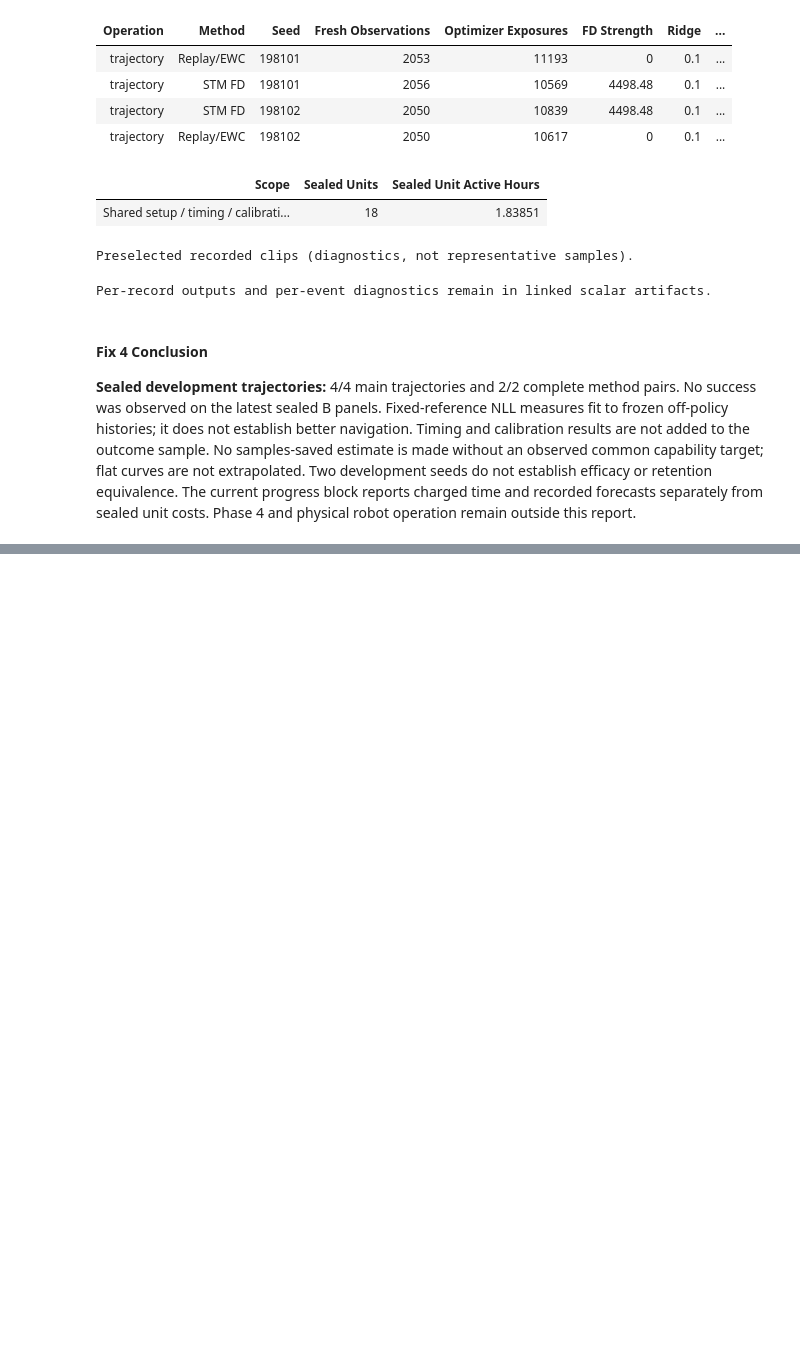
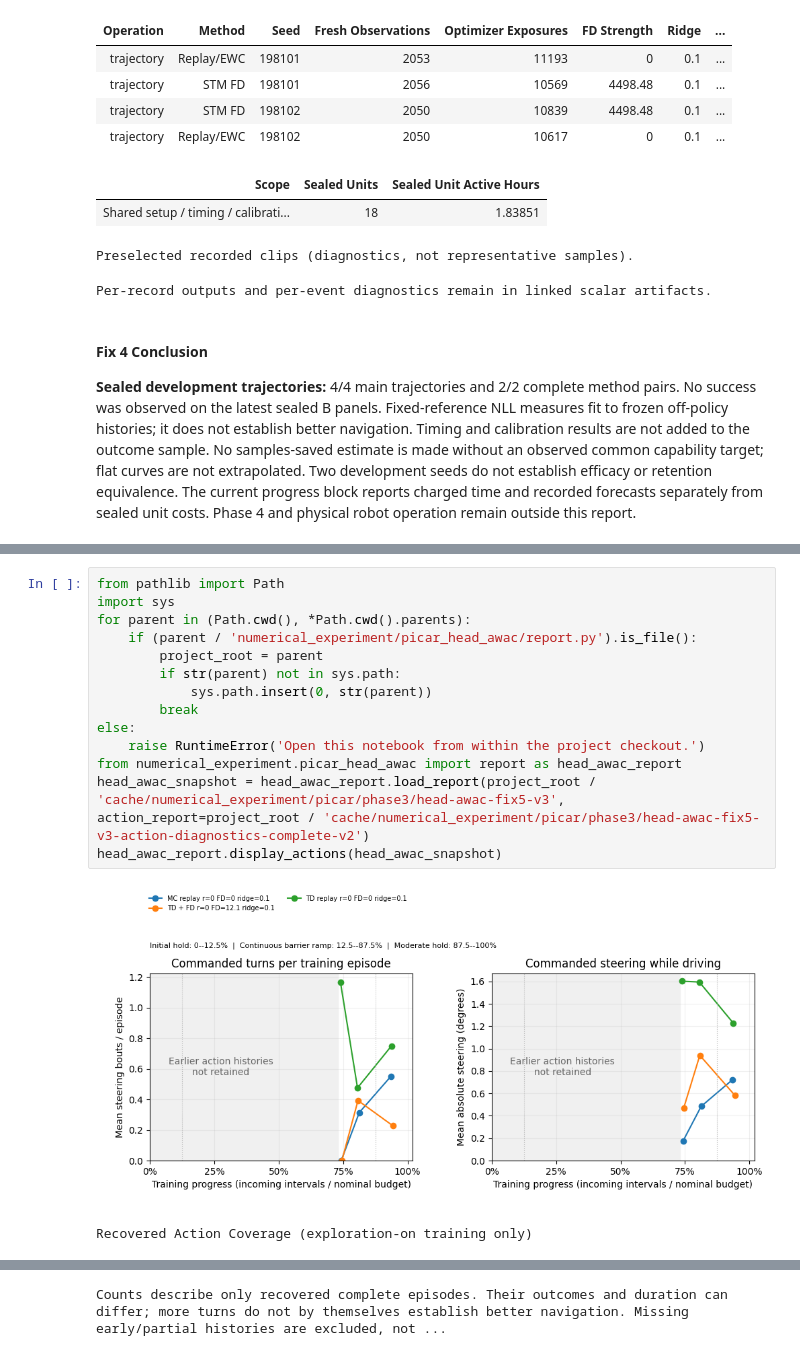
Before and after one commit to wdurno/notebooks, a Jupyter notebook: amari-chenstov-updates/numerical_experiment/picar/plan19_results.ipynb, the cells around one changed output, grey strips where cells are left out. Drawn from its saved outputs; the diff is of its cells as text; blank space fills up the shorter version.

```diff
--- a/amari-chenstov-updates/numerical_experiment/picar/plan19_results.ipynb
+++ b/amari-chenstov-updates/numerical_experiment/picar/plan19_results.ipynb
@@ -739,0 +885,17 @@ Per-record outputs and per-event diagnostics remain in linked scalar artifacts.
+# %%
+from pathlib import Path
+import sys
+for parent in (Path.cwd(), *Path.cwd().parents):
+    if (parent / 'numerical_experiment/picar_head_awac/report.py').is_file():
+        project_root = parent
+        if str(parent) not in sys.path:
+            sys.path.insert(0, str(parent))
+        break
+else:
+    raise RuntimeError('Open this notebook from within the project checkout.')
+from numerical_experiment.picar_head_awac import report as head_awac_report
+head_awac_snapshot = head_awac_report.load_report(project_root / 'cache/numerical_experiment/picar/phase3/head-awac-fix5-v3', action_report=project_root / 'cache/numerical_experiment/picar/phase3/head-awac-fix5-v3-action-diagnostics-complete-v2')
+head_awac_report.display_actions(head_awac_snapshot)
+# %% [output]
+[figure, added]
+Recovered Action Coverage (exploration-on training only)
@@ -739,0 +909 @@ Per-record outputs and per-event diagnostics remain in linked scalar artifacts.
+Counts describe only recovered complete episodes. Their outcomes and duration can differ; more turns do not by themselves establish better navigation. Missing early/partial histories are excluded, not ...
```
Also changed, not shown: parts of 13 cells of this notebook, 24 other files.
